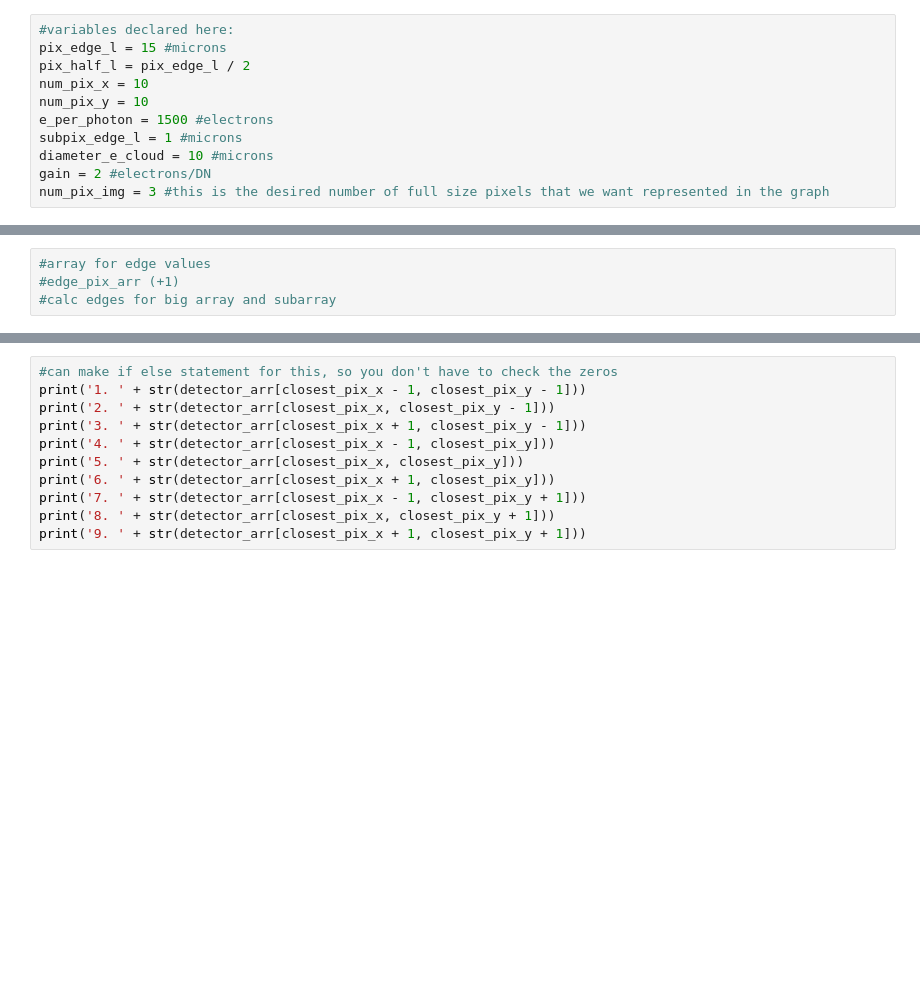
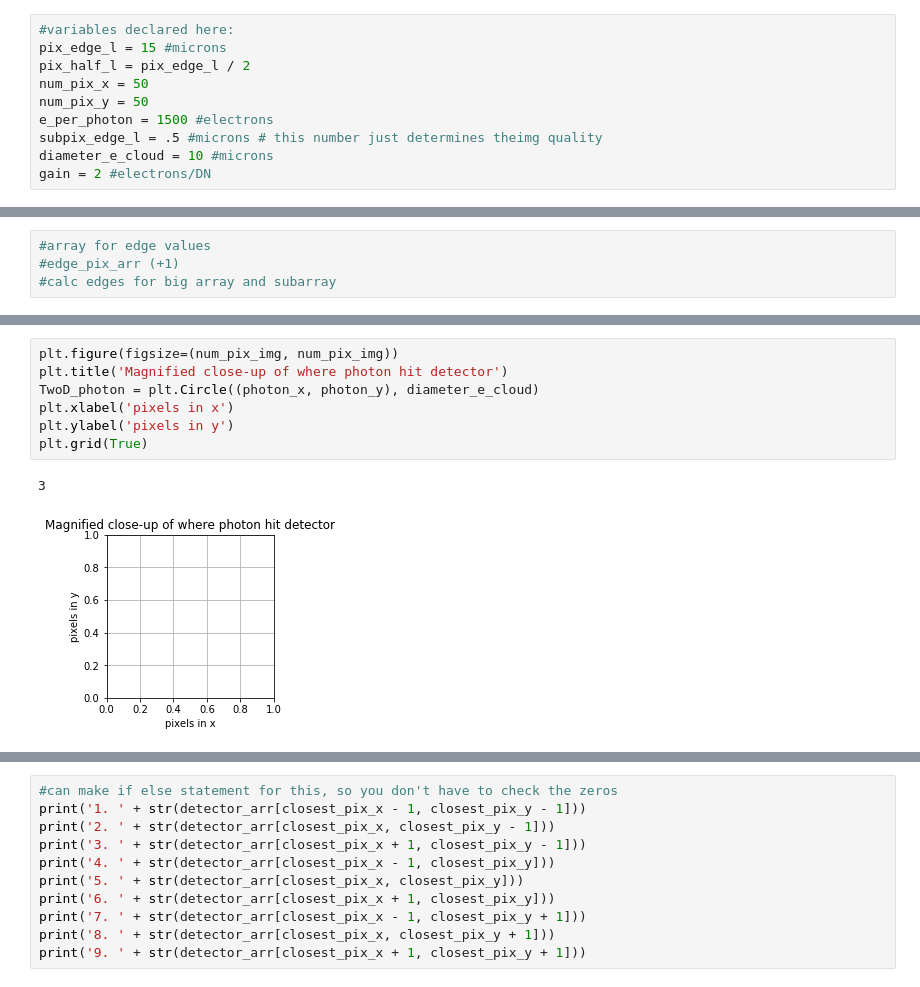
Before and after one commit to rfitzg/CFA-REU2020-FitzGerald, a Jupyter notebook: DetectorProject.ipynb, the cells around one changed output, grey strips where cells are left out. Cells and saved outputs as stored; diff of their text form; blank space fills up the shorter version.

```diff
--- a/DetectorProject.ipynb
+++ b/DetectorProject.ipynb
@@ -9,13 +10,12 @@ import matplotlib.image as mpimg
 #variables declared here:
 pix_edge_l = 15 #microns
 pix_half_l = pix_edge_l / 2
-num_pix_x = 10
-num_pix_y = 10
+num_pix_x = 50
+num_pix_y = 50
 e_per_photon = 1500 #electrons
-subpix_edge_l = 1 #microns
+subpix_edge_l = .5 #microns # this number just determines theimg quality
 diameter_e_cloud = 10 #microns
 gain = 2 #electrons/DN
-num_pix_img = 3 #this is the desired number of full size pixels that we want represented in the graph
 # %%
 #index:
 #pix = pixel
@@ -113,0 +135,10 @@ np.sum(img)
+# %%
+plt.figure(figsize=(num_pix_img, num_pix_img))
+plt.title('Magnified close-up of where photon hit detector')
+TwoD_photon = plt.Circle((photon_x, photon_y), diameter_e_cloud)
+plt.xlabel('pixels in x')
+plt.ylabel('pixels in y')
+plt.grid(True)
+# %% [output]
+3
+[figure, added]
```
Also changed, not shown: parts of 23 cells of this notebook.
